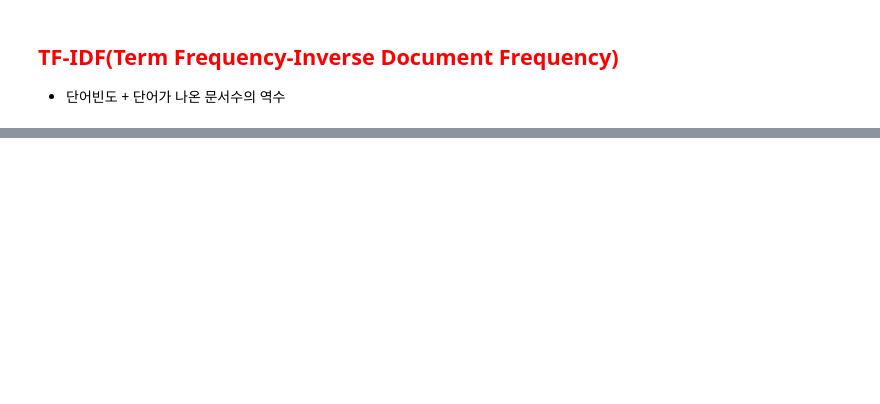
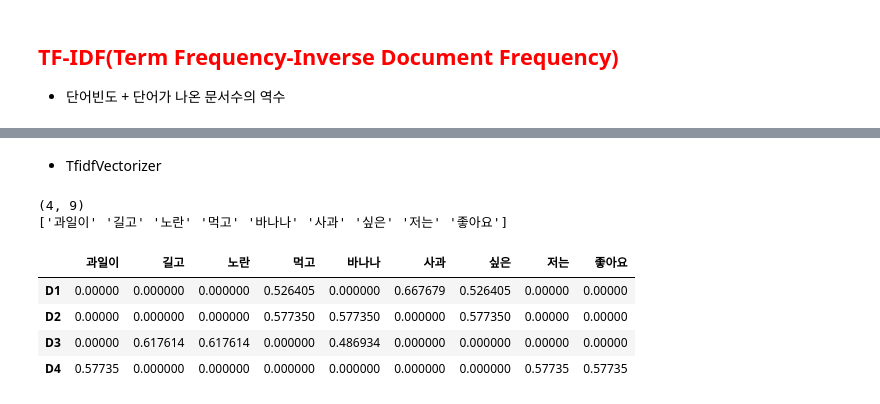
Before and after one commit to han00jh/DL-Study, a Jupyter notebook: LLM/lec02_카운트기반_.ipynb, the cells around one changed output, grey strips where cells are left out. Drawn from its saved outputs; the diff is of its cells as text; code cells hidden in the pictures; blank space fills up the shorter version.

```diff
--- a/LLM/lec02_카운트기반_.ipynb
+++ b/LLM/lec02_카운트기반_.ipynb
@@ -112,0 +269,19 @@ OrderedDict([('나는', 1), ('오늘', 2), ('친구랑', 1), ('학교에', 1), (
+# %% [markdown]
+* TfidfVectorizer
+# %%
+tfidf_vt = TfidfVectorizer(binary = True)
+res = tfidf_vt.fit_transform(corpus_list)
+
+print(res.shape)
+print(tfidf_vt.get_feature_names_out())
+
+df = pd.DataFrame(res.toarray(), columns=tfidf_vt.get_feature_names_out(),  index=['D1','D2','D3','D4'])
+df
+# %% [output]
+(4, 9)
+['과일이' '길고' '노란' '먹고' '바나나' '사과' '싶은' '저는' '좋아요']
+|  | 과일이 | 길고 | 노란 | 먹고 | 바나나 | 사과 | 싶은 | 저는 | 좋아요 |
+| D1 | 0.00000 | 0.000000 | 0.000000 | 0.526405 | 0.000000 | 0.667679 | 0.526405 | 0.00000 | 0.00000 |
+| D2 | 0.00000 | 0.000000 | 0.000000 | 0.577350 | 0.577350 | 0.000000 | 0.577350 | 0.00000 | 0.00000 |
+| D3 | 0.00000 | 0.617614 | 0.617614 | 0.000000 | 0.486934 | 0.000000 | 0.000000 | 0.00000 | 0.00000 |
+| D4 | 0.57735 | 0.000000 | 0.000000 | 0.000000 | 0.000000 | 0.000000 | 0.000000 | 0.57735 | 0.57735 |
```
Also changed, not shown: parts of 28 cells of this notebook, 4 other files.
